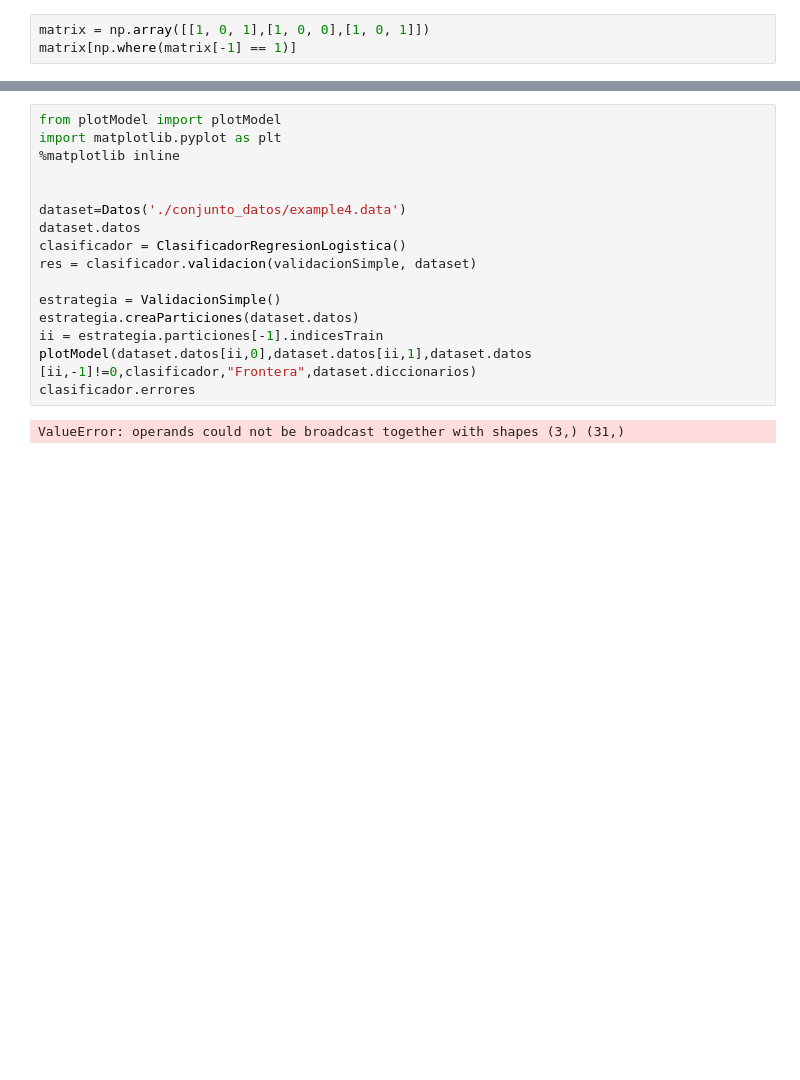
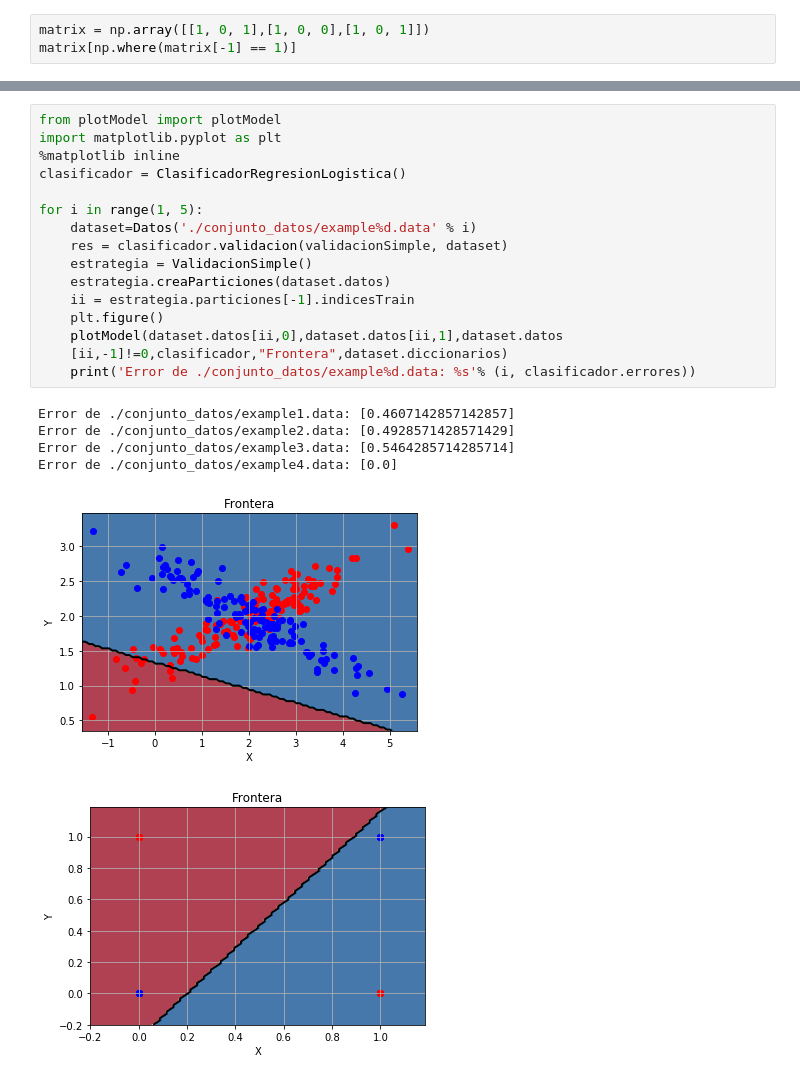
Before and after one commit to Darktris/FAA, a Jupyter notebook: RegresionLogistica.ipynb, the cells around one changed output, grey strips where cells are left out. Drawn from its saved outputs; the diff is of its cells as text; blank space fills up the shorter version.

```diff
--- a/RegresionLogistica.ipynb
+++ b/RegresionLogistica.ipynb
@@ -140,19 +119,23 @@ clasificador.errores
 # %%
 from plotModel import plotModel
 import matplotlib.pyplot as plt
 %matplotlib inline
+clasificador = ClasificadorRegresionLogistica()
 
-
-dataset=Datos('./conjunto_datos/example4.data')
-dataset.datos
-clasificador = ClasificadorRegresionLogistica()
-res = clasificador.validacion(validacionSimple, dataset)
-
-estrategia = ValidacionSimple()
-estrategia.creaParticiones(dataset.datos)
-ii = estrategia.particiones[-1].indicesTrain
-plotModel(dataset.datos[ii,0],dataset.datos[ii,1],dataset.datos
-[ii,-1]!=0,clasificador,"Frontera",dataset.diccionarios)
-clasificador.errores
+for i in range(1, 5):
+    dataset=Datos('./conjunto_datos/example%d.data' % i)
+    res = clasificador.validacion(validacionSimple, dataset)
+    estrategia = ValidacionSimple()
+    estrategia.creaParticiones(dataset.datos)
+    ii = estrategia.particiones[-1].indicesTrain
+    plt.figure()
+    plotModel(dataset.datos[ii,0],dataset.datos[ii,1],dataset.datos
+    [ii,-1]!=0,clasificador,"Frontera",dataset.diccionarios)
+    print('Error de ./conjunto_datos/example%d.data: %s'% (i, clasificador.errores))
 # %% [output]
-ValueError: operands could not be broadcast together with shapes (3,) (31,)
+Error de ./conjunto_datos/example1.data: [0.4607142857142857]
+Error de ./conjunto_datos/example2.data: [0.4928571428571429]
+Error de ./conjunto_datos/example3.data: [0.5464285714285714]
+Error de ./conjunto_datos/example4.data: [0.0]
+[figure, added]
+[figure, added]
```
Also changed, not shown: parts of 8 cells of this notebook, 3 other files.
